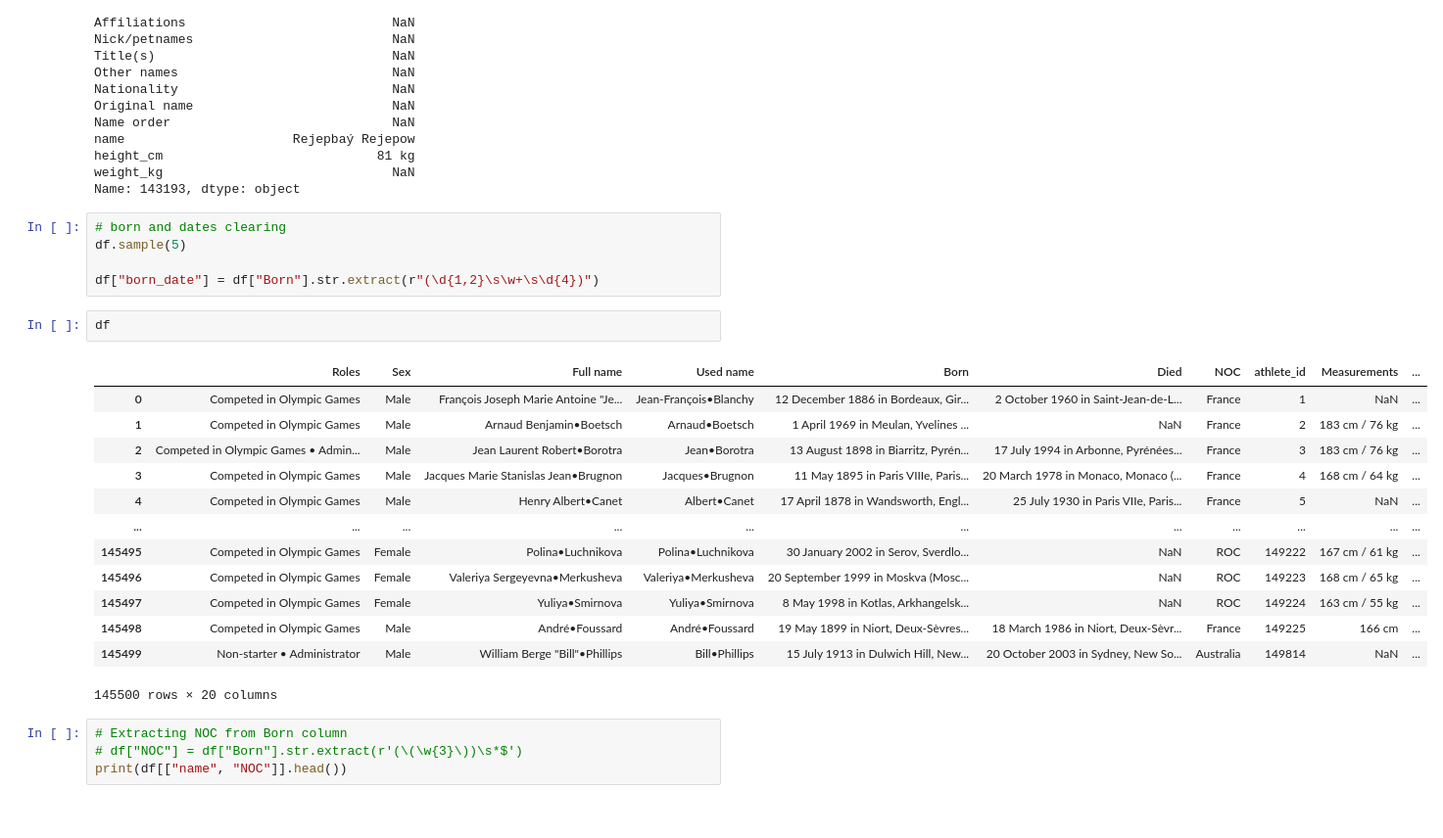
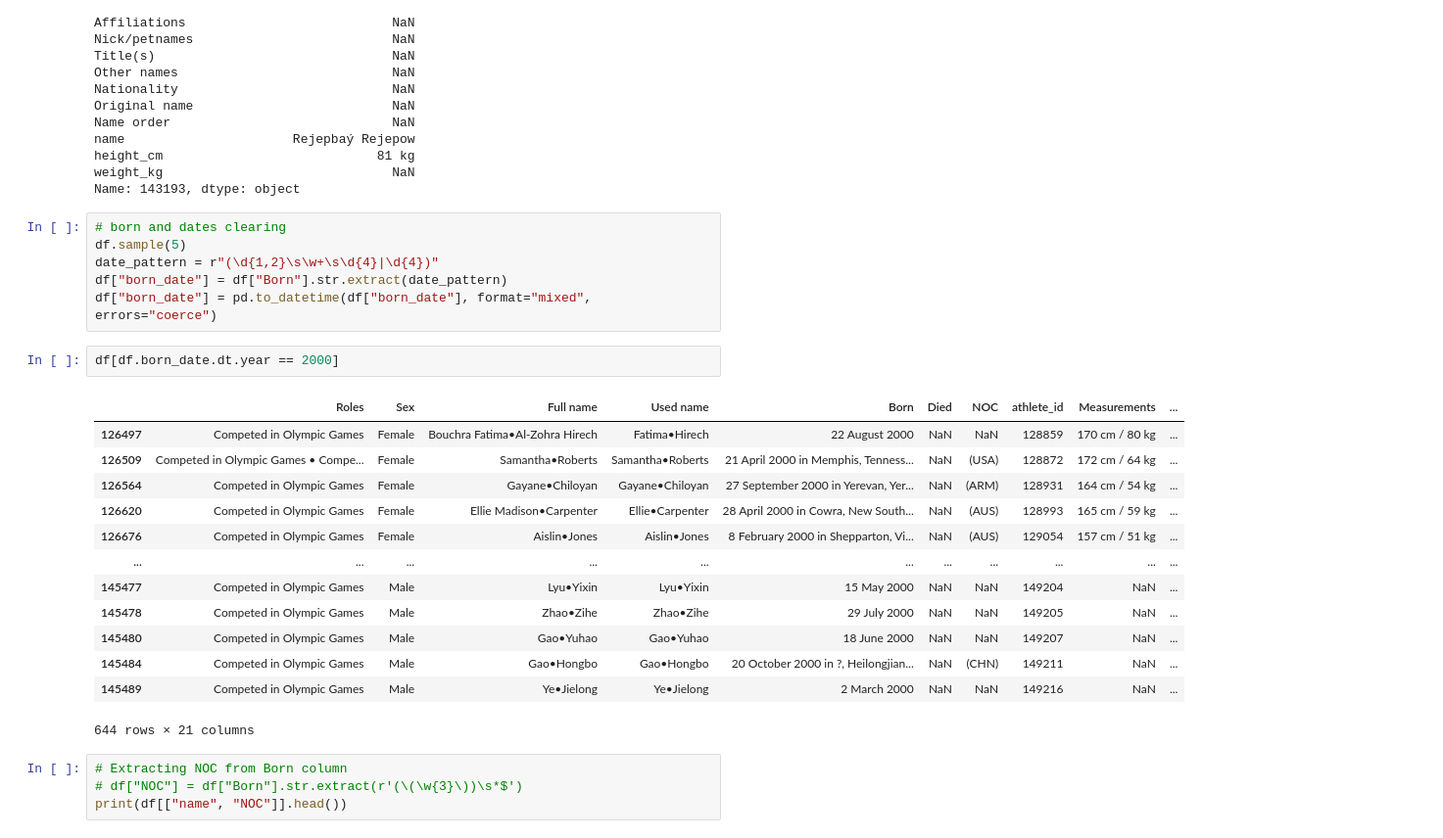
Before and after one commit to omkarpatole1799/numpy, a Jupyter notebook: olympics-data-cleanup.ipynb, the cells around one changed output. Shown at 98% size. Saved outputs shown, nothing was run; the diff lists cells and outputs as text.

Commit message:
converted to date time object column-> born_date

```diff
--- a/olympics-data-cleanup.ipynb
+++ b/olympics-data-cleanup.ipynb
@@ -95,24 +95,25 @@ Name: 143193, dtype: object
 # %%
 # born and dates clearing
 df.sample(5)
-
-df["born_date"] = df["Born"].str.extract(r"(\d{1,2}\s\w+\s\d{4})")
+date_pattern = r"(\d{1,2}\s\w+\s\d{4}|\d{4})"
+df["born_date"] = df["Born"].str.extract(date_pattern)
+df["born_date"] = pd.to_datetime(df["born_date"], format="mixed", errors="coerce")
 # %%
-df
+df[df.born_date.dt.year == 2000]
 # %% [output]
 |  | Roles | Sex | Full name | Used name | Born | Died | NOC | athlete_id | Measurements | ... |
-| 0 | Competed in Olympic Games | Male | François Joseph Marie Antoine "Je... | Jean-François•Blanchy | 12 December 1886 in Bordeaux, Gir... | 2 October 1960 in Saint-Jean-de-L... | France | 1 | NaN | ... |
-| 1 | Competed in Olympic Games | Male | Arnaud Benjamin•Boetsch | Arnaud•Boetsch | 1 April 1969 in Meulan, Yvelines ... | NaN | France | 2 | 183 cm / 76 kg | ... |
-| 2 | Competed in Olympic Games • Admin... | Male | Jean Laurent Robert•Borotra | Jean•Borotra | 13 August 1898 in Biarritz, Pyrén... | 17 July 1994 in Arbonne, Pyrénées... | France | 3 | 183 cm / 76 kg | ... |
-| 3 | Competed in Olympic Games | Male | Jacques Marie Stanislas Jean•Brugnon | Jacques•Brugnon | 11 May 1895 in Paris VIIIe, Paris... | 20 March 1978 in Monaco, Monaco (... | France | 4 | 168 cm / 64 kg | ... |
-| 4 | Competed in Olympic Games | Male | Henry Albert•Canet | Albert•Canet | 17 April 1878 in Wandsworth, Engl... | 25 July 1930 in Paris VIIe, Paris... | France | 5 | NaN | ... |
+| 126497 | Competed in Olympic Games | Female | Bouchra Fatima•Al-Zohra Hirech | Fatima•Hirech | 22 August 2000 | NaN | NaN | 128859 | 170 cm / 80 kg | ... |
+| 126509 | Competed in Olympic Games • Compe... | Female | Samantha•Roberts | Samantha•Roberts | 21 April 2000 in Memphis, Tenness... | NaN | (USA) | 128872 | 172 cm / 64 kg | ... |
+| 126564 | Competed in Olympic Games | Female | Gayane•Chiloyan | Gayane•Chiloyan | 27 September 2000 in Yerevan, Yer... | NaN | (ARM) | 128931 | 164 cm / 54 kg | ... |
+| 126620 | Competed in Olympic Games | Female | Ellie Madison•Carpenter | Ellie•Carpenter | 28 April 2000 in Cowra, New South... | NaN | (AUS) | 128993 | 165 cm / 59 kg | ... |
+| 126676 | Competed in Olympic Games | Female | Aislin•Jones | Aislin•Jones | 8 February 2000 in Shepparton, Vi... | NaN | (AUS) | 129054 | 157 cm / 51 kg | ... |
 | ... | ... | ... | ... | ... | ... | ... | ... | ... | ... | ... |
-| 145495 | Competed in Olympic Games | Female | Polina•Luchnikova | Polina•Luchnikova | 30 January 2002 in Serov, Sverdlo... | NaN | ROC | 149222 | 167 cm / 61 kg | ... |
-| 145496 | Competed in Olympic Games | Female | Valeriya Sergeyevna•Merkusheva | Valeriya•Merkusheva | 20 September 1999 in Moskva (Mosc... | NaN | ROC | 149223 | 168 cm / 65 kg | ... |
-| 145497 | Competed in Olympic Games | Female | Yuliya•Smirnova | Yuliya•Smirnova | 8 May 1998 in Kotlas, Arkhangelsk... | NaN | ROC | 149224 | 163 cm / 55 kg | ... |
-| 145498 | Competed in Olympic Games | Male | André•Foussard | André•Foussard | 19 May 1899 in Niort, Deux-Sèvres... | 18 March 1986 in Niort, Deux-Sèvr... | France | 149225 | 166 cm | ... |
-| 145499 | Non-starter • Administrator | Male | William Berge "Bill"•Phillips | Bill•Phillips | 15 July 1913 in Dulwich Hill, New... | 20 October 2003 in Sydney, New So... | Australia | 149814 | NaN | ... |
+| 145477 | Competed in Olympic Games | Male | Lyu•Yixin | Lyu•Yixin | 15 May 2000 | NaN | NaN | 149204 | NaN | ... |
+| 145478 | Competed in Olympic Games | Male | Zhao•Zihe | Zhao•Zihe | 29 July 2000 | NaN | NaN | 149205 | NaN | ... |
+| 145480 | Competed in Olympic Games | Male | Gao•Yuhao | Gao•Yuhao | 18 June 2000 | NaN | NaN | 149207 | NaN | ... |
+| 145484 | Competed in Olympic Games | Male | Gao•Hongbo | Gao•Hongbo | 20 October 2000 in ?, Heilongjian... | NaN | (CHN) | 149211 | NaN | ... |
+| 145489 | Competed in Olympic Games | Male | Ye•Jielong | Ye•Jielong | 2 March 2000 | NaN | NaN | 149216 | NaN | ... |
-145500 rows × 20 columns
+644 rows × 21 columns
 # %%
 # Extracting NOC from Born column
 # df["NOC"] = df["Born"].str.extract(r'(\(\w{3}\))\s*$')
```
